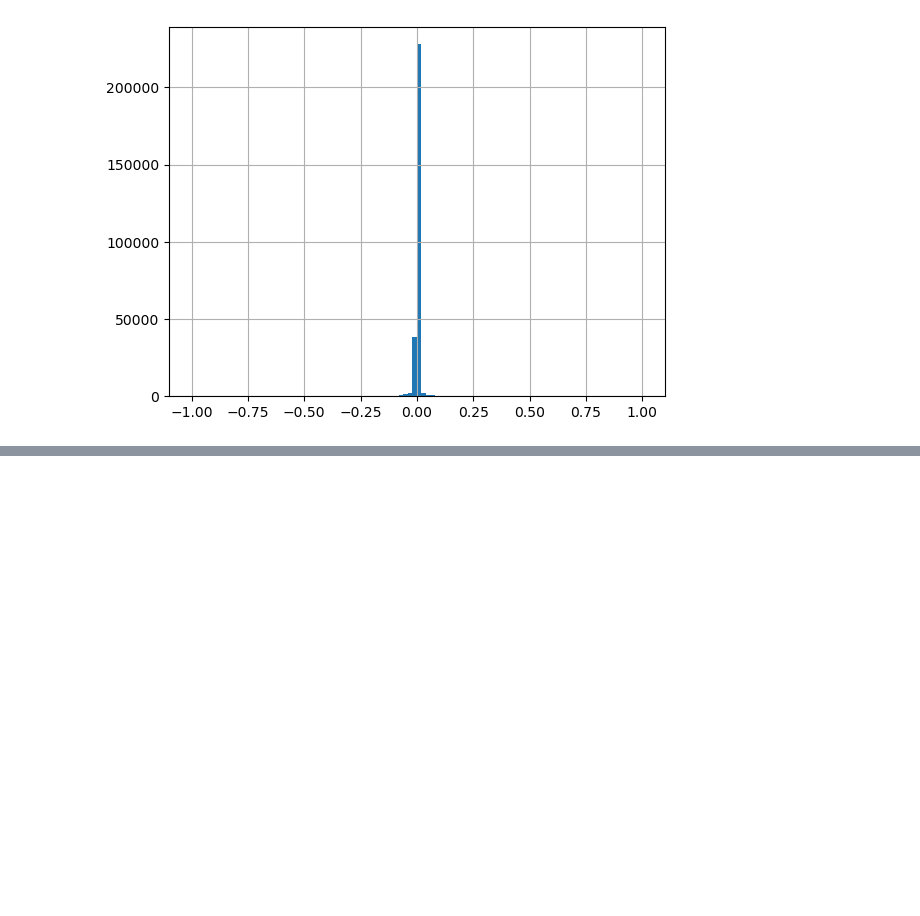
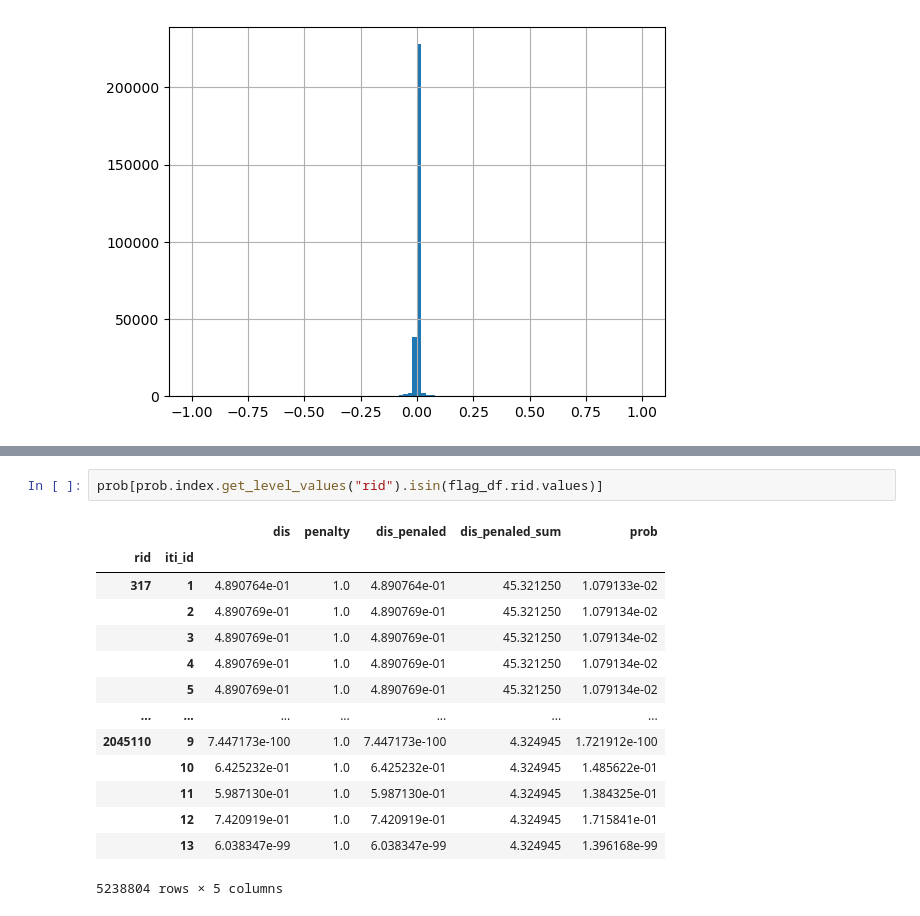
Before and after one commit to sunnysun711/PTIM, a Jupyter notebook: test.ipynb, the cells around one changed output, grey strips where cells are left out. Cells and saved outputs as stored; diff of their text form; blank space fills up the shorter version.

```diff
--- a/test.ipynb
+++ b/test.ipynb
@@ -417,0 +596,17 @@ df
+# %%
+prob[prob.index.get_level_values("rid").isin(flag_df.rid.values)]
+# %% [output]
+|  |  | dis | penalty | dis_penaled | dis_penaled_sum | prob |
+| rid | iti_id |  |  |  |  |  |
+| 317 | 1 | 4.890764e-01 | 1.0 | 4.890764e-01 | 45.321250 | 1.079133e-02 |
+|  | 2 | 4.890769e-01 | 1.0 | 4.890769e-01 | 45.321250 | 1.079134e-02 |
+|  | 3 | 4.890769e-01 | 1.0 | 4.890769e-01 | 45.321250 | 1.079134e-02 |
+|  | 4 | 4.890769e-01 | 1.0 | 4.890769e-01 | 45.321250 | 1.079134e-02 |
+|  | 5 | 4.890769e-01 | 1.0 | 4.890769e-01 | 45.321250 | 1.079134e-02 |
+| ... | ... | ... | ... | ... | ... | ... |
+| 2045110 | 9 | 7.447173e-100 | 1.0 | 7.447173e-100 | 4.324945 | 1.721912e-100 |
+|  | 10 | 6.425232e-01 | 1.0 | 6.425232e-01 | 4.324945 | 1.485622e-01 |
+|  | 11 | 5.987130e-01 | 1.0 | 5.987130e-01 | 4.324945 | 1.384325e-01 |
+|  | 12 | 7.420919e-01 | 1.0 | 7.420919e-01 | 4.324945 | 1.715841e-01 |
+|  | 13 | 6.038347e-99 | 1.0 | 6.038347e-99 | 4.324945 | 1.396168e-99 |
+5238804 rows × 5 columns
```
Also changed, not shown: parts of 10 cells of this notebook, 9 other files.
